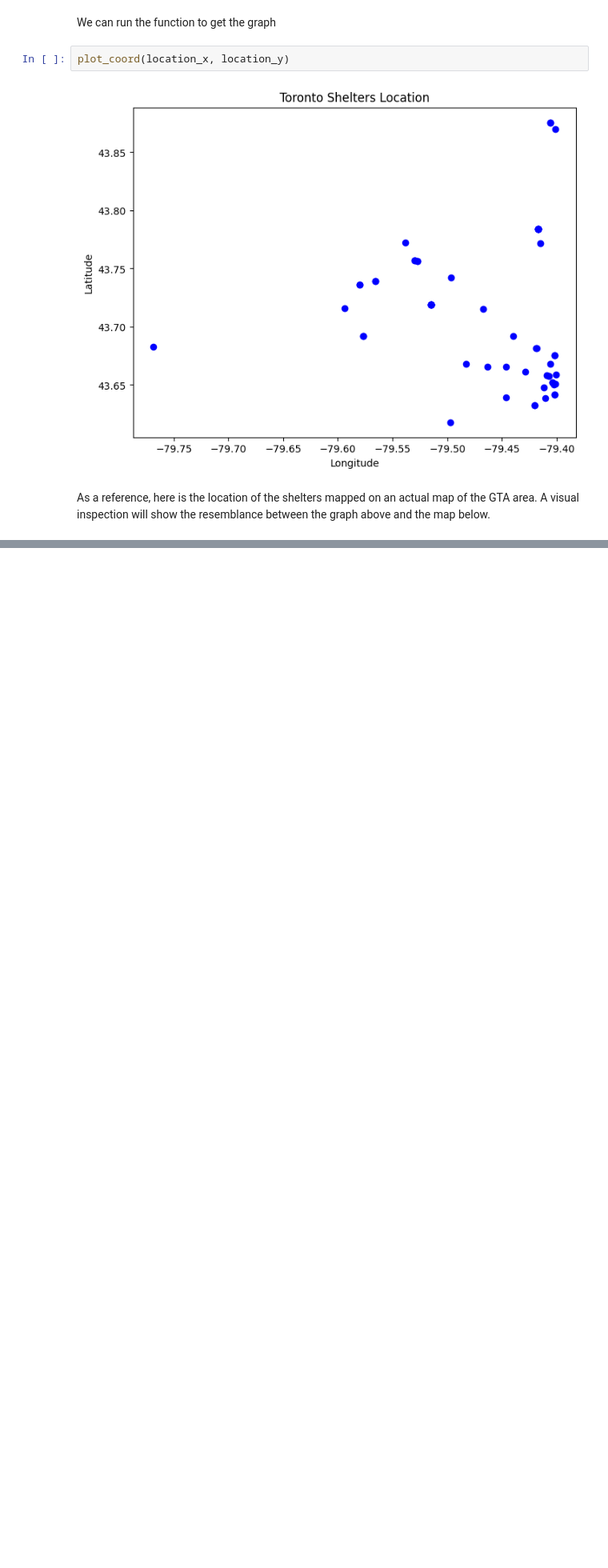
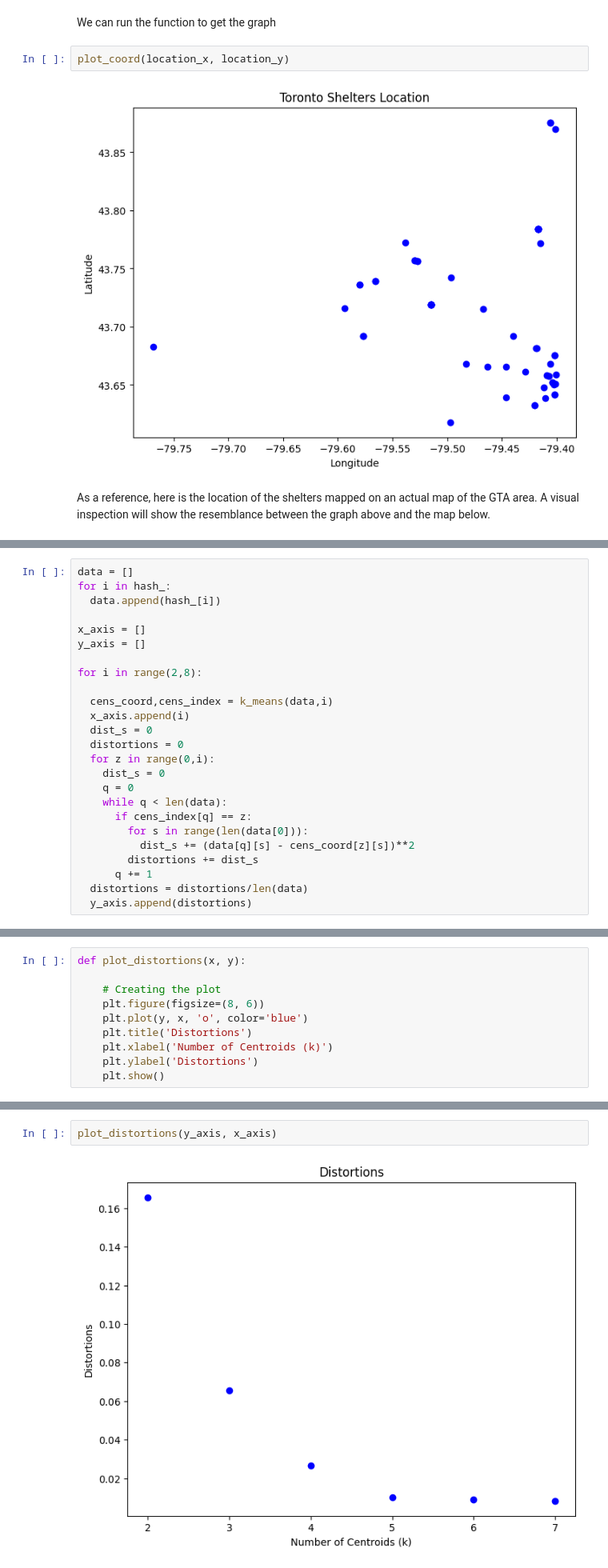
Before and after one commit to Tomasdfgh/RBCs_Borealis_AIs_Shelter_Occupancy_Forecast, a Jupyter notebook: LSTM/[3] Location_Grouping_Multivariate_LSTM.ipynb, the cells around one changed output, grey strips where cells are left out. Shown at 80% size. Drawn from its saved outputs; the diff is of its cells as text; blank space fills up the shorter version.

```diff
--- a/LSTM/[3] Location_Grouping_Multivariate_LSTM.ipynb
+++ b/LSTM/[3] Location_Grouping_Multivariate_LSTM.ipynb
@@ -247,0 +362,25 @@ As a reference, here is the location of the shelters mapped on an actual map of
+# %%
+data = []
+for i in hash_:
+  data.append(hash_[i])
+
+x_axis = []
+y_axis = []
+
+for i in range(2,8):
+
+  cens_coord,cens_index = k_means(data,i)
+  x_axis.append(i)
+  dist_s = 0
+  distortions = 0
+  for z in range(0,i):
+    dist_s = 0
+    q = 0
+    while q < len(data):
+      if cens_index[q] == z:
+        for s in range(len(data[0])):
+          dist_s += (data[q][s] - cens_coord[z][s])**2
+        distortions += dist_s
+      q += 1
+  distortions = distortions/len(data)
+  y_axis.append(distortions)
@@ -247,0 +389,10 @@ As a reference, here is the location of the shelters mapped on an actual map of
+# %%
+def plot_distortions(x, y):
+
+	# Creating the plot
+	plt.figure(figsize=(8, 6))
+	plt.plot(y, x, 'o', color='blue')
+	plt.title('Distortions')
+	plt.xlabel('Number of Centroids (k)')
+	plt.ylabel('Distortions')
+	plt.show()
@@ -247,0 +401,4 @@ As a reference, here is the location of the shelters mapped on an actual map of
+# %%
+plot_distortions(y_axis, x_axis)
+# %% [output]
+[figure, added]
```
Also changed, not shown: parts of 5 cells of this notebook, 1 other file.
